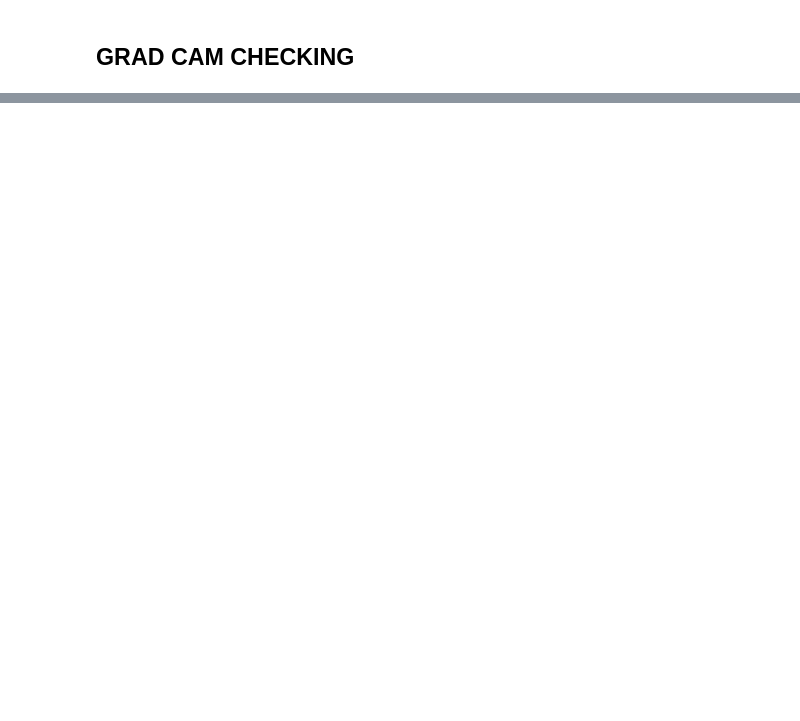
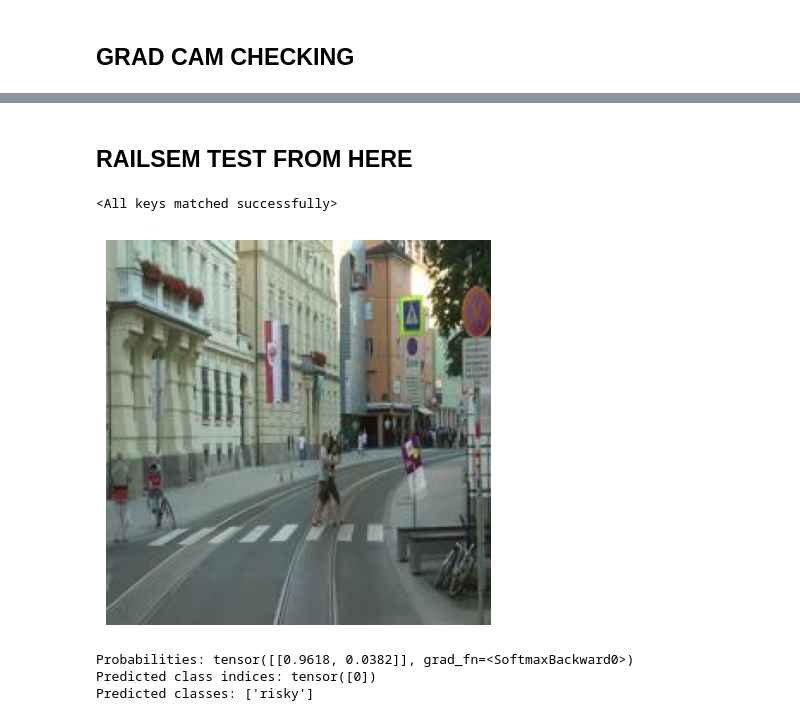
Before and after one commit to Danila-Pechenev/mae_railway_risk, a Jupyter notebook: vitmae_finetune_visualize.ipynb, the cells around one changed output, grey strips where cells are left out. Drawn from its saved outputs; the diff is of its cells as text; code cells hidden in the pictures; blank space fills up the shorter version.

```diff
--- a/vitmae_finetune_visualize.ipynb
+++ b/vitmae_finetune_visualize.ipynb
@@ -170,0 +168,47 @@ torch.Size([3, 224, 224])
+# %% [markdown]
+## RAILSEM TEST FROM HERE
+# %%
+#################################################
+chkpt_dir_railsem = './finetune/finetune_railsem4_balanced_10000/best_model.pth'
+model_mae_classif_railsem = prepare_model(chkpt_dir_railsem, 'vit_base_patch16')
+# %% [output]
+<All keys matched successfully>
+# %%
+#img_path = "../../data/images/2vsall/test/risky/rs00184.jpg" ##RAILSEM19 TRAINING
+img_path = "../../data/images/2vsall_bl_2/test/risky/rs03574.jpg"#railsem balanced
+#img_path = "../../data/images/rs19_224/rs00202.jpg" ##RAILSEM19 ALL
+#img_path="../../data/cat_dog/test/cat/94.jpg" ##CATDOG
+#img_path = "../../data/simulator/synthetic/3_forest/images/8.png" ##SIMULATOR
+img_true= Image.open(img_path)
+img_resized = img_true.resize((224, 224))
+img_float = np.array(img_resized) / 255.
+img_jpg = img_float[:,:,:3]
+
+assert img_jpg.shape == (224, 224, 3)
+
+# normalize by ImageNet mean and std
+img = img_jpg - imagenet_mean
+img_tsf = img / imagenet_std
+
+plt.rcParams['figure.figsize'] = [5, 5]
+show_image(torch.tensor(img_tsf))
+# %% [output]
+[figure, added]
+# %%
+result = run_one_image(img_tsf, model_mae_classif_railsem)
+# Optionally compute probabilities
+probabilities = torch.softmax(result, dim=1)
+print("Probabilities:", probabilities)
+
+# Get the indices of the max logits
+predicted_class_indices = torch.argmax(result, dim=1)
+print("Predicted class indices:", predicted_class_indices)
+
+# Assuming you know your class labels
+class_labels = ['risky', 'safe']
+predicted_classes = [class_labels[idx] for idx in predicted_class_indices]
+print("Predicted classes:", predicted_classes)
+# %% [output]
+Probabilities: tensor([[0.9618, 0.0382]], grad_fn=<SoftmaxBackward0>)
+Predicted class indices: tensor([0])
+Predicted classes: ['risky']
```
Also changed, not shown: parts of 6 cells of this notebook, 3 other files.
